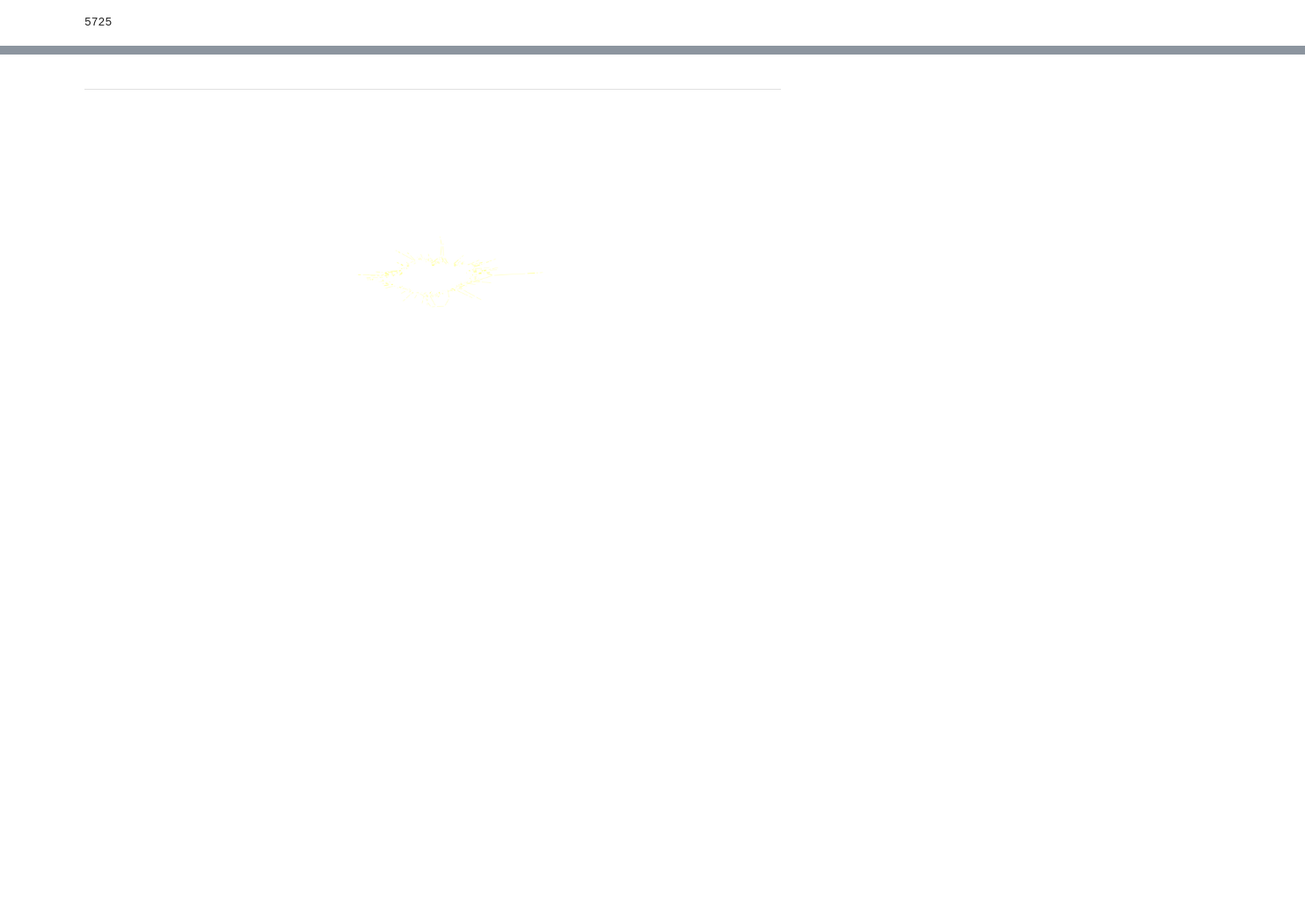
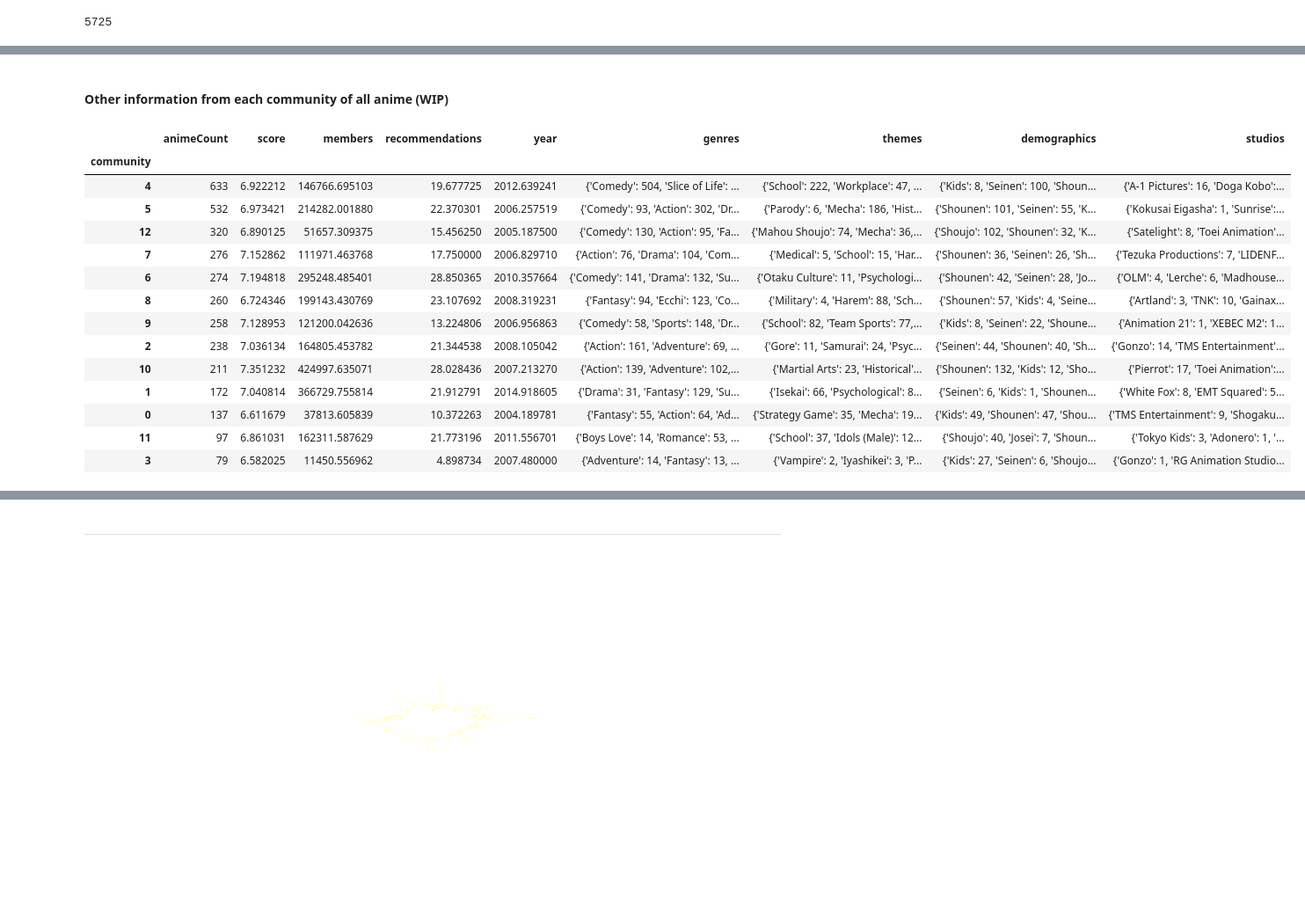
Before and after one commit to MarcBrejner/ProjectMAL, a Jupyter notebook: project.ipynb, the cells around one changed output, grey strips where cells are left out. Shown at 88% size. Drawn from its saved outputs; the diff is of its cells as text; code cells hidden in the pictures; blank space fills up the shorter version.

```diff
--- a/project.ipynb
+++ b/project.ipynb
@@ -698,0 +761,2 @@ for i, tf_idf in zip(list(anime_freq),community_list_tf_idf):
+# %% [markdown]
+#### Other information from each community of all anime (WIP)
@@ -698,0 +820,18 @@ for i, tf_idf in zip(list(anime_freq),community_list_tf_idf):
+# %%
+community_df
+# %% [output]
+|  | animeCount | score | members | recommendations | year | genres | themes | demographics | studios |
+| community |  |  |  |  |  |  |  |  |  |
+| 4 | 633 | 6.922212 | 146766.695103 | 19.677725 | 2012.639241 | {'Comedy': 504, 'Slice of Life': ... | {'School': 222, 'Workplace': 47, ... | {'Kids': 8, 'Seinen': 100, 'Shoun... | {'A-1 Pictures': 16, 'Doga Kobo':... |
+| 5 | 532 | 6.973421 | 214282.001880 | 22.370301 | 2006.257519 | {'Comedy': 93, 'Action': 302, 'Dr... | {'Parody': 6, 'Mecha': 186, 'Hist... | {'Shounen': 101, 'Seinen': 55, 'K... | {'Kokusai Eigasha': 1, 'Sunrise':... |
+| 12 | 320 | 6.890125 | 51657.309375 | 15.456250 | 2005.187500 | {'Comedy': 130, 'Action': 95, 'Fa... | {'Mahou Shoujo': 74, 'Mecha': 36,... | {'Shoujo': 102, 'Shounen': 32, 'K... | {'Satelight': 8, 'Toei Animation'... |
+| 7 | 276 | 7.152862 | 111971.463768 | 17.750000 | 2006.829710 | {'Action': 76, 'Drama': 104, 'Com... | {'Medical': 5, 'School': 15, 'Har... | {'Shounen': 36, 'Seinen': 26, 'Sh... | {'Tezuka Productions': 7, 'LIDENF... |
+| 6 | 274 | 7.194818 | 295248.485401 | 28.850365 | 2010.357664 | {'Comedy': 141, 'Drama': 132, 'Su... | {'Otaku Culture': 11, 'Psychologi... | {'Shounen': 42, 'Seinen': 28, 'Jo... | {'OLM': 4, 'Lerche': 6, 'Madhouse... |
+| 8 | 260 | 6.724346 | 199143.430769 | 23.107692 | 2008.319231 | {'Fantasy': 94, 'Ecchi': 123, 'Co... | {'Military': 4, 'Harem': 88, 'Sch... | {'Shounen': 57, 'Kids': 4, 'Seine... | {'Artland': 3, 'TNK': 10, 'Gainax... |
+| 9 | 258 | 7.128953 | 121200.042636 | 13.224806 | 2006.956863 | {'Comedy': 58, 'Sports': 148, 'Dr... | {'School': 82, 'Team Sports': 77,... | {'Kids': 8, 'Seinen': 22, 'Shoune... | {'Animation 21': 1, 'XEBEC M2': 1... |
+| 2 | 238 | 7.036134 | 164805.453782 | 21.344538 | 2008.105042 | {'Action': 161, 'Adventure': 69, ... | {'Gore': 11, 'Samurai': 24, 'Psyc... | {'Seinen': 44, 'Shounen': 40, 'Sh... | {'Gonzo': 14, 'TMS Entertainment'... |
+| 10 | 211 | 7.351232 | 424997.635071 | 28.028436 | 2007.213270 | {'Action': 139, 'Adventure': 102,... | {'Martial Arts': 23, 'Historical'... | {'Shounen': 132, 'Kids': 12, 'Sho... | {'Pierrot': 17, 'Toei Animation':... |
+| 1 | 172 | 7.040814 | 366729.755814 | 21.912791 | 2014.918605 | {'Drama': 31, 'Fantasy': 129, 'Su... | {'Isekai': 66, 'Psychological': 8... | {'Seinen': 6, 'Kids': 1, 'Shounen... | {'White Fox': 8, 'EMT Squared': 5... |
+| 0 | 137 | 6.611679 | 37813.605839 | 10.372263 | 2004.189781 | {'Fantasy': 55, 'Action': 64, 'Ad... | {'Strategy Game': 35, 'Mecha': 19... | {'Kids': 49, 'Shounen': 47, 'Shou... | {'TMS Entertainment': 9, 'Shogaku... |
+| 11 | 97 | 6.861031 | 162311.587629 | 21.773196 | 2011.556701 | {'Boys Love': 14, 'Romance': 53, ... | {'School': 37, 'Idols (Male)': 12... | {'Shoujo': 40, 'Josei': 7, 'Shoun... | {'Tokyo Kids': 3, 'Adonero': 1, '... |
+| 3 | 79 | 6.582025 | 11450.556962 | 4.898734 | 2007.480000 | {'Adventure': 14, 'Fantasy': 13, ... | {'Vampire': 2, 'Iyashikei': 3, 'P... | {'Kids': 27, 'Seinen': 6, 'Shoujo... | {'Gonzo': 1, 'RG Animation Studio... |
```
Also changed, not shown: parts of 66 cells of this notebook.
